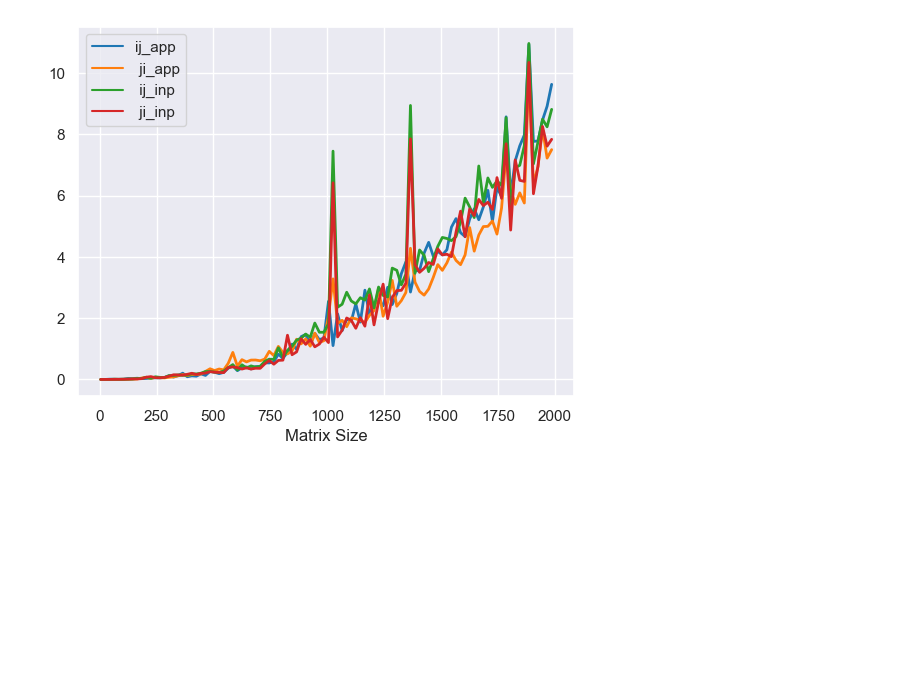
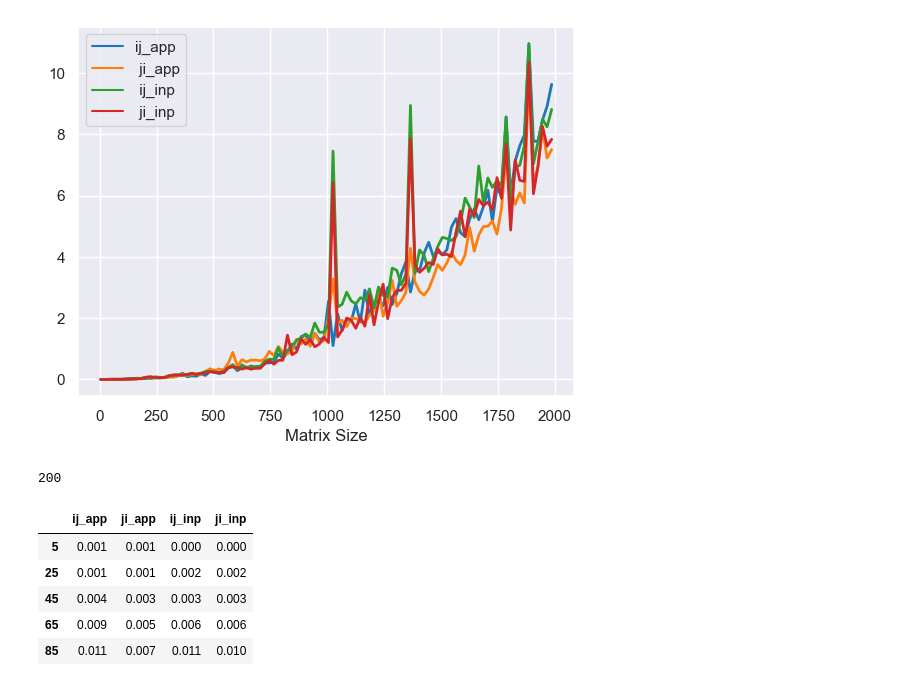
Before and after one commit to RISHIT7/Programming, a Jupyter notebook: COL/COL216/DataLocalityAndCacheBlocking/CacheBlocking/Data/Data.ipynb, the cells around one changed output. Saved outputs shown, nothing was run; the diff lists cells and outputs as text; code cells hidden in the pictures; blank space fills up the shorter version.

```diff
--- a/COL/COL216/DataLocalityAndCacheBlocking/CacheBlocking/Data/Data.ipynb
+++ b/COL/COL216/DataLocalityAndCacheBlocking/CacheBlocking/Data/Data.ipynb
@@ -40,0 +43,19 @@ Text(0.5, 0, 'Matrix Size')
+# %%
+index = []
+for i in range(0, n):
+    index.append(i*20 + 5)
+len(index)
+# %% [output]
+200
+# %%
+data_5000 = pd.read_csv('seconds_5000.csv', index_col=False)[:n]
+data_5000.set_index(pd.Index(index), inplace=True)
+data_5000.dropna(inplace=True, axis=1)
+data_5000.head()
+# %% [output]
+|  | ij_app | ji_app | ij_inp | ji_inp |
+| 5 | 0.001 | 0.001 | 0.000 | 0.000 |
+| 25 | 0.001 | 0.001 | 0.002 | 0.002 |
+| 45 | 0.004 | 0.003 | 0.003 | 0.003 |
+| 65 | 0.009 | 0.005 | 0.006 | 0.006 |
+| 85 | 0.011 | 0.007 | 0.011 | 0.010 |
```
Also changed, not shown: parts of 2 cells of this notebook, 23 other files.
